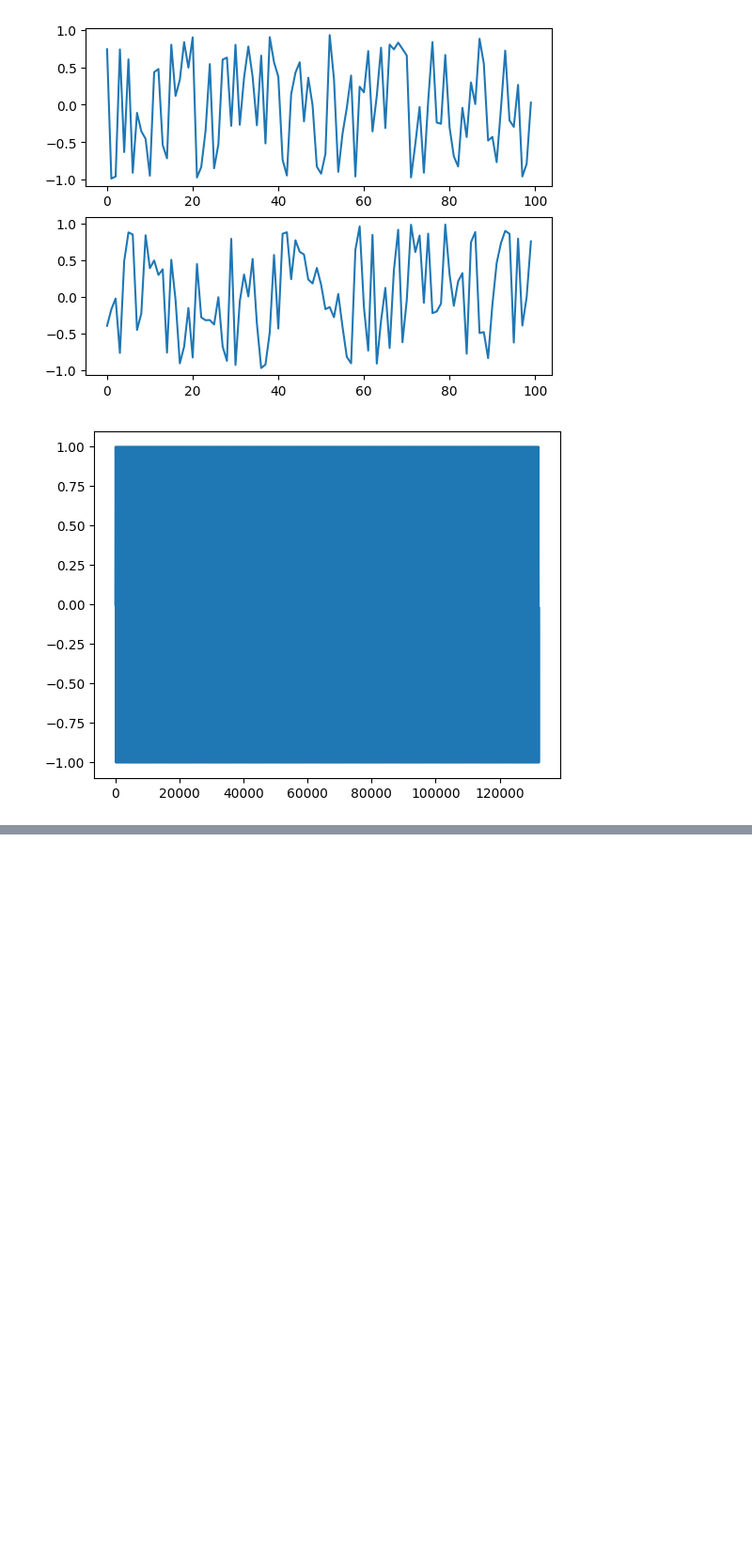
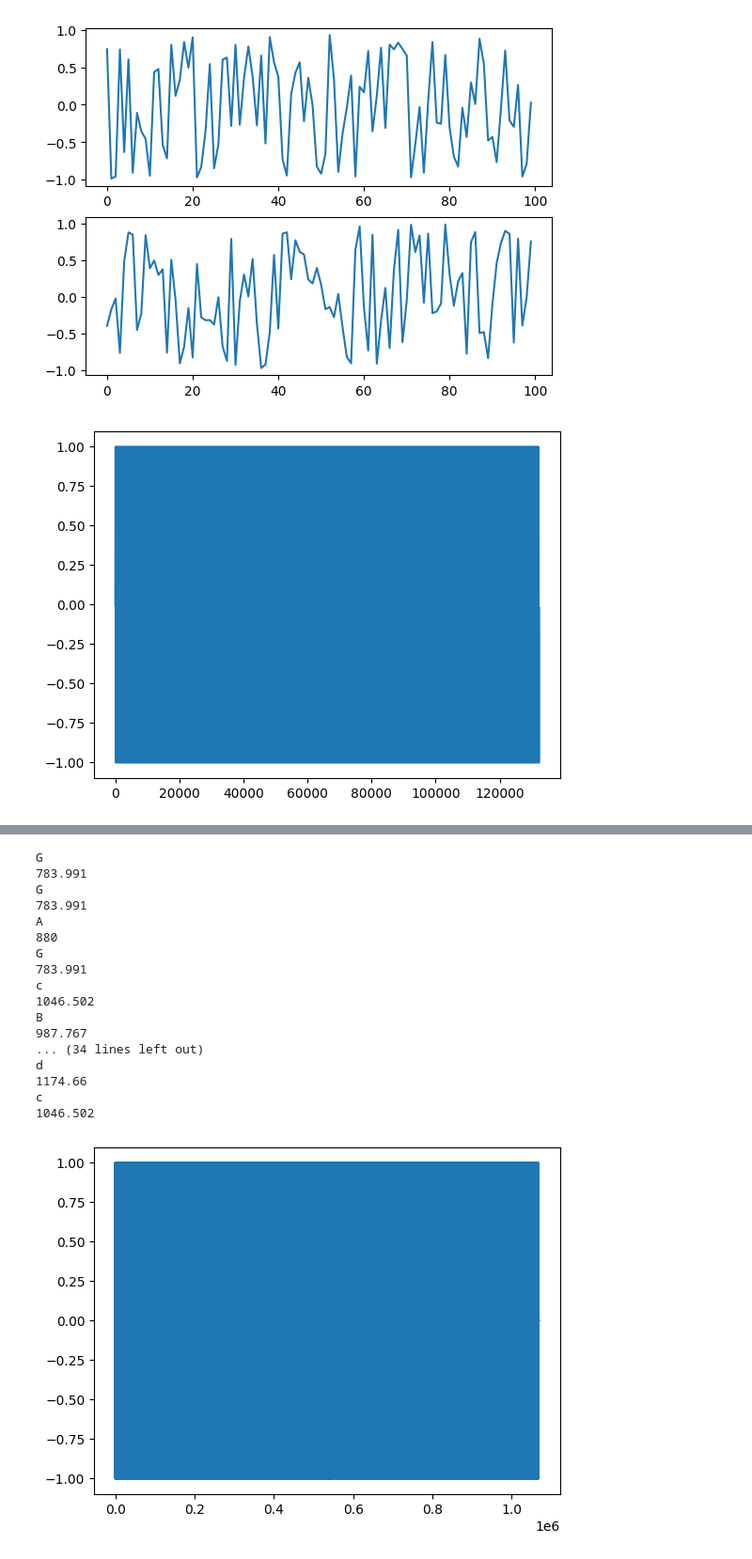
Before and after one commit to Adelpozo04/Informatica-Musical, a Jupyter notebook: Practica 1/practica01.ipynb, the cells around one changed output, grey strips where cells are left out. Shown at 94% size. Drawn from its saved outputs; the diff is of its cells as text; code cells hidden in the pictures; blank space fills up the shorter version.

```diff
--- a/Practica 1/practica01.ipynb
+++ b/Practica 1/practica01.ipynb
@@ -81 +86,80 @@ plt.plot(osc(2, 1, 1, np.pi / 2))
 [figure]
+# %%
+partitura = np.array([['G', 0.5], ['G', 0.5], ['A', 1], ['G', 1], ['c', 1], ['B', 2],
+                      ['G', 0.5], ['G', 0.5], ['A', 1], ['G', 1], ['d', 1], ['c', 2],
+                      ['G', 0.5], ['G', 0.5], ['g', 1], ['e', 1], ['c', 1], ['B', 1], ['A', 1],
+                      ['f', 0.5], ['f', 0.5], ['e', 1], ['c', 1], ['d', 1], ['c', 1]])
+
+def NotaFrecuencia(nota=''):
+
+    frecuencia = 0
+    notaAux = nota.upper()
+
+    if notaAux == 'C':
+        frecuencia = 523.251
+    elif notaAux == 'D':
+        frecuencia = 587.33
+    elif notaAux == 'E':
+        frecuencia = 659.255
+    elif notaAux == 'F':
+        frecuencia = 698.456
+    elif notaAux == 'G':
+        frecuencia = 783.991
+    elif notaAux == 'A':
+        frecuencia = 880
+    elif notaAux == 'B':
+        frecuencia = 987.767
+
+    if nota == nota.lower():
+        frecuencia = frecuencia * 2
+
+    return frecuencia
+
+def AddNota (partitura, nota, duracion):
+    print(nota)
+    print(NotaFrecuencia(nota))
+    aux = osc(NotaFrecuencia(nota), duracion)
+    sil = osc(0, 0.05)
+    return np.concatenate((partitura, aux, sil), axis=None)
+
+
+def CrearPartitura(tabla):
+    sol = np.array([])
+
+    for i in tabla:
+
+       sol = AddNota(sol, i[0], i[1].astype(float))
+
+    return sol
+
+
+def UnirPartituras(partitura1, partitura2):
+    return np.concatenate((partitura1, partitura2), axis=None)
+
+
+sol = CrearPartitura(partitura)
+
+plt.plot(sol)
+
+sd.play(sol)
+
+sd.wait()
+# %% [output]
+G
+783.991
+G
+783.991
+A
+880
+G
+783.991
+c
+1046.502
+B
+987.767
+... (34 lines left out)
+d
+1174.66
+c
+1046.502
+[figure, added]
```
Also changed, not shown: parts of 1 cell of this notebook.
